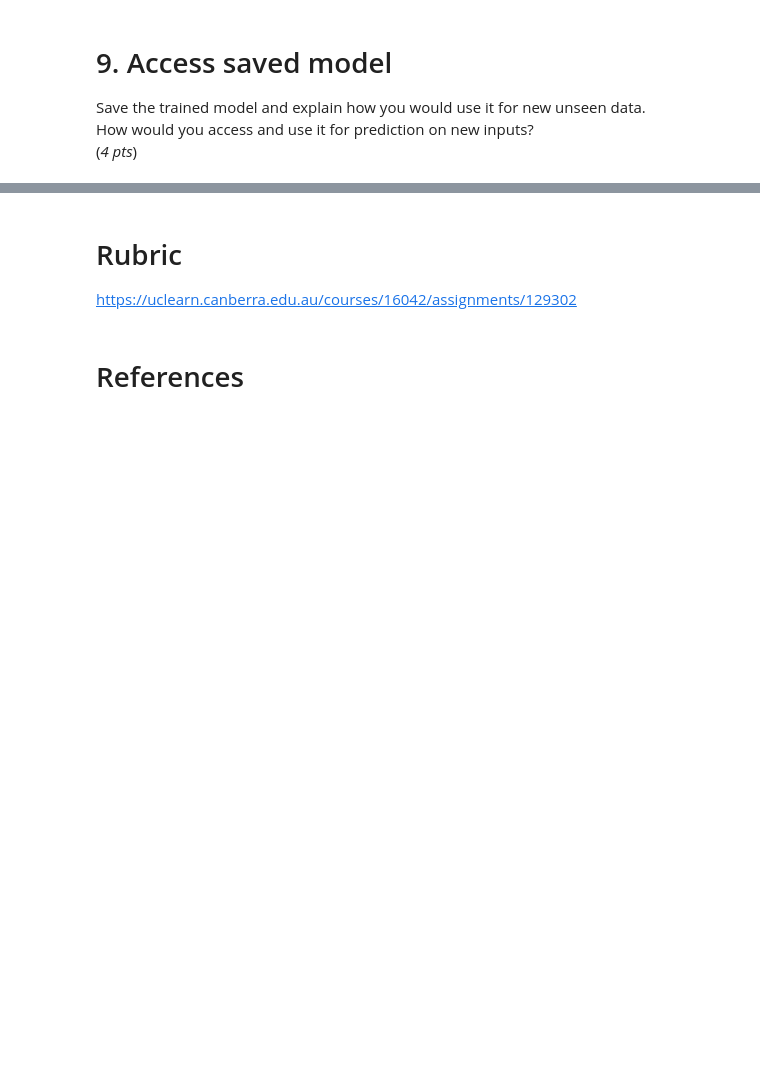
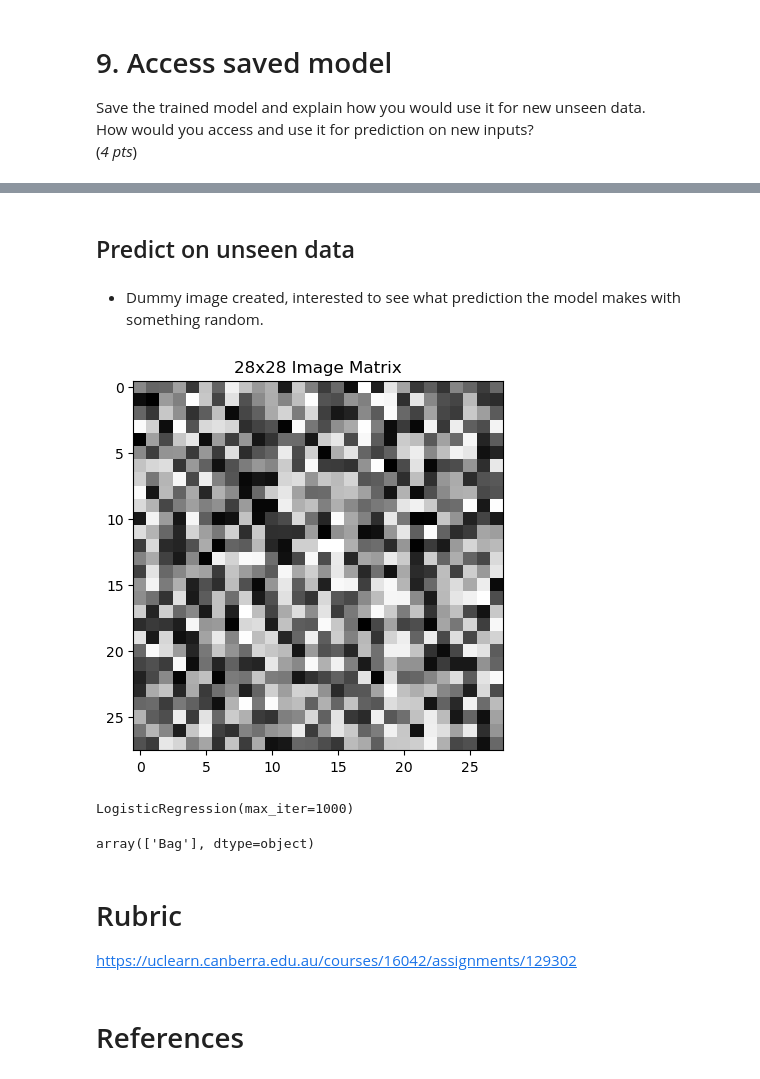
Before and after one commit to 4rtify/RoboticsJourney, a Jupyter notebook: Self_Study/1.PatternReg.ML/Uni.Assignment/Assn1B-GpNo101.ipynb, the cells around one changed output, grey strips where cells are left out. Drawn from its saved outputs; the diff is of its cells as text; code cells hidden in the pictures; blank space fills up the shorter version.

```diff
--- a/Self_Study/1.PatternReg.ML/Uni.Assignment/Assn1B-GpNo101.ipynb
+++ b/Self_Study/1.PatternReg.ML/Uni.Assignment/Assn1B-GpNo101.ipynb
@@ -607,0 +626,12 @@ How would you access and use it for prediction on new inputs?
+# %% [markdown]
+## Predict on unseen data
+# %% [markdown]
+- Dummy image created, interested to see what prediction the model makes with something random.
+# %%
+flattened_array = np.random.rand(784)
+matrix_28x28 = flattened_array.reshape(28, 28)
+plt.imshow(matrix_28x28, cmap='gray')
+plt.title('28x28 Image Matrix')
+plt.show()
+# %% [output]
+[figure, added]
@@ -608,3 +641,11 @@ How would you access and use it for prediction on new inputs?
+# %%
+logreg_restore
+# %% [output]
+LogisticRegression(max_iter=1000)
+# %%
+logreg_restore.predict(new_data)
+# %% [output]
+array(['Bag'], dtype=object)
 # %% [markdown]
 # Rubric
 https://uclearn.canberra.edu.au/courses/16042/assignments/129302
```
Also changed, not shown: parts of 18 cells of this notebook, 2 other files.
